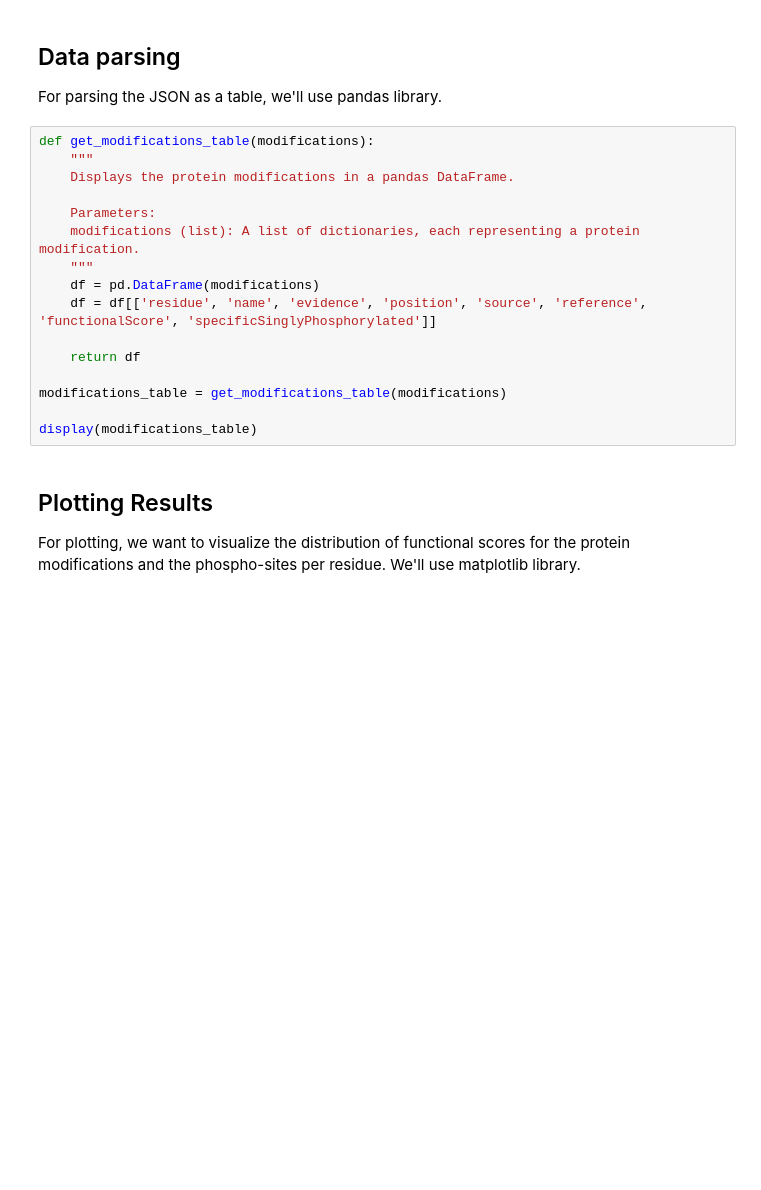
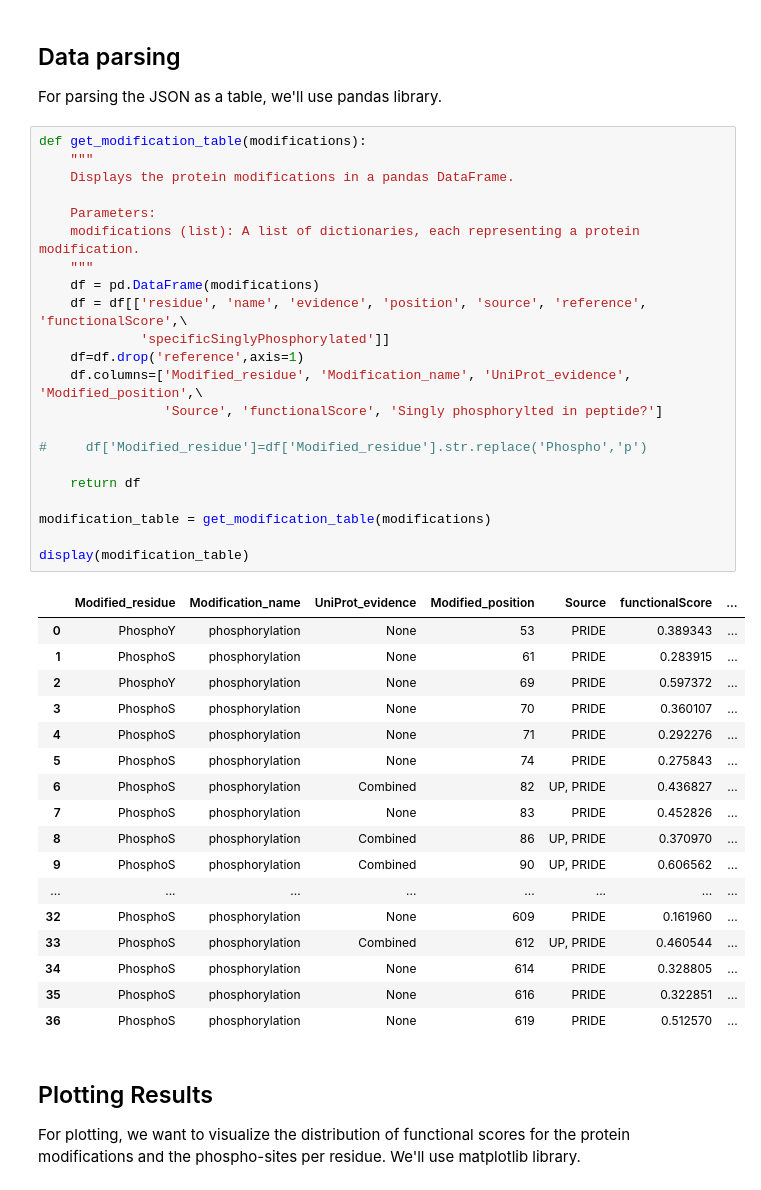
Before and after one commit to Bio2Byte/Scop3P-notebooks, a Jupyter notebook: Scop3P_ O00571.ipynb, the cells around one changed output. Saved outputs shown, nothing was run; the diff lists cells and outputs as text; blank space fills up the shorter version.

```diff
--- a/Scop3P_ O00571.ipynb
+++ b/Scop3P_ O00571.ipynb
@@ -95,21 +121,45 @@ Full entry available on SCOP3P website: {2}
 
 For parsing the JSON as a table, we'll use pandas library.
 # %%
-def get_modifications_table(modifications):
+def get_modification_table(modifications):
     """
     Displays the protein modifications in a pandas DataFrame.
 
     Parameters:
     modifications (list): A list of dictionaries, each representing a protein modification.
     """
     df = pd.DataFrame(modifications)
-    df = df[['residue', 'name', 'evidence', 'position', 'source', 'reference', 'functionalScore', 'specificSinglyPhosphorylated']]
+    df = df[['residue', 'name', 'evidence', 'position', 'source', 'reference', 'functionalScore',\
+             'specificSinglyPhosphorylated']]
+    df=df.drop('reference',axis=1)
+    df.columns=['Modified_residue', 'Modification_name', 'UniProt_evidence', 'Modified_position',\
+                'Source', 'functionalScore', 'Singly phosphorylted in peptide?']
+
+#     df['Modified_residue']=df['Modified_residue'].str.replace('Phospho','p')
 
     return df
 
-modifications_table = get_modifications_table(modifications)
+modification_table = get_modification_table(modifications)
 
-display(modifications_table)
+display(modification_table)
+# %% [output]
+|  | Modified_residue | Modification_name | UniProt_evidence | Modified_position | Source | functionalScore | ... |
+| 0 | PhosphoY | phosphorylation | None | 53 | PRIDE | 0.389343 | ... |
+| 1 | PhosphoS | phosphorylation | None | 61 | PRIDE | 0.283915 | ... |
+| 2 | PhosphoY | phosphorylation | None | 69 | PRIDE | 0.597372 | ... |
+| 3 | PhosphoS | phosphorylation | None | 70 | PRIDE | 0.360107 | ... |
+| 4 | PhosphoS | phosphorylation | None | 71 | PRIDE | 0.292276 | ... |
+| 5 | PhosphoS | phosphorylation | None | 74 | PRIDE | 0.275843 | ... |
+| 6 | PhosphoS | phosphorylation | Combined | 82 | UP, PRIDE | 0.436827 | ... |
+| 7 | PhosphoS | phosphorylation | None | 83 | PRIDE | 0.452826 | ... |
+| 8 | PhosphoS | phosphorylation | Combined | 86 | UP, PRIDE | 0.370970 | ... |
+| 9 | PhosphoS | phosphorylation | Combined | 90 | UP, PRIDE | 0.606562 | ... |
+| ... | ... | ... | ... | ... | ... | ... | ... |
+| 32 | PhosphoS | phosphorylation | None | 609 | PRIDE | 0.161960 | ... |
+| 33 | PhosphoS | phosphorylation | Combined | 612 | UP, PRIDE | 0.460544 | ... |
+| 34 | PhosphoS | phosphorylation | None | 614 | PRIDE | 0.328805 | ... |
+| 35 | PhosphoS | phosphorylation | None | 616 | PRIDE | 0.322851 | ... |
+| 36 | PhosphoS | phosphorylation | None | 619 | PRIDE | 0.512570 | ... |
 # %% [markdown]
 ## Plotting Results
 
```
Also changed, not shown: parts of 8 cells of this notebook.
